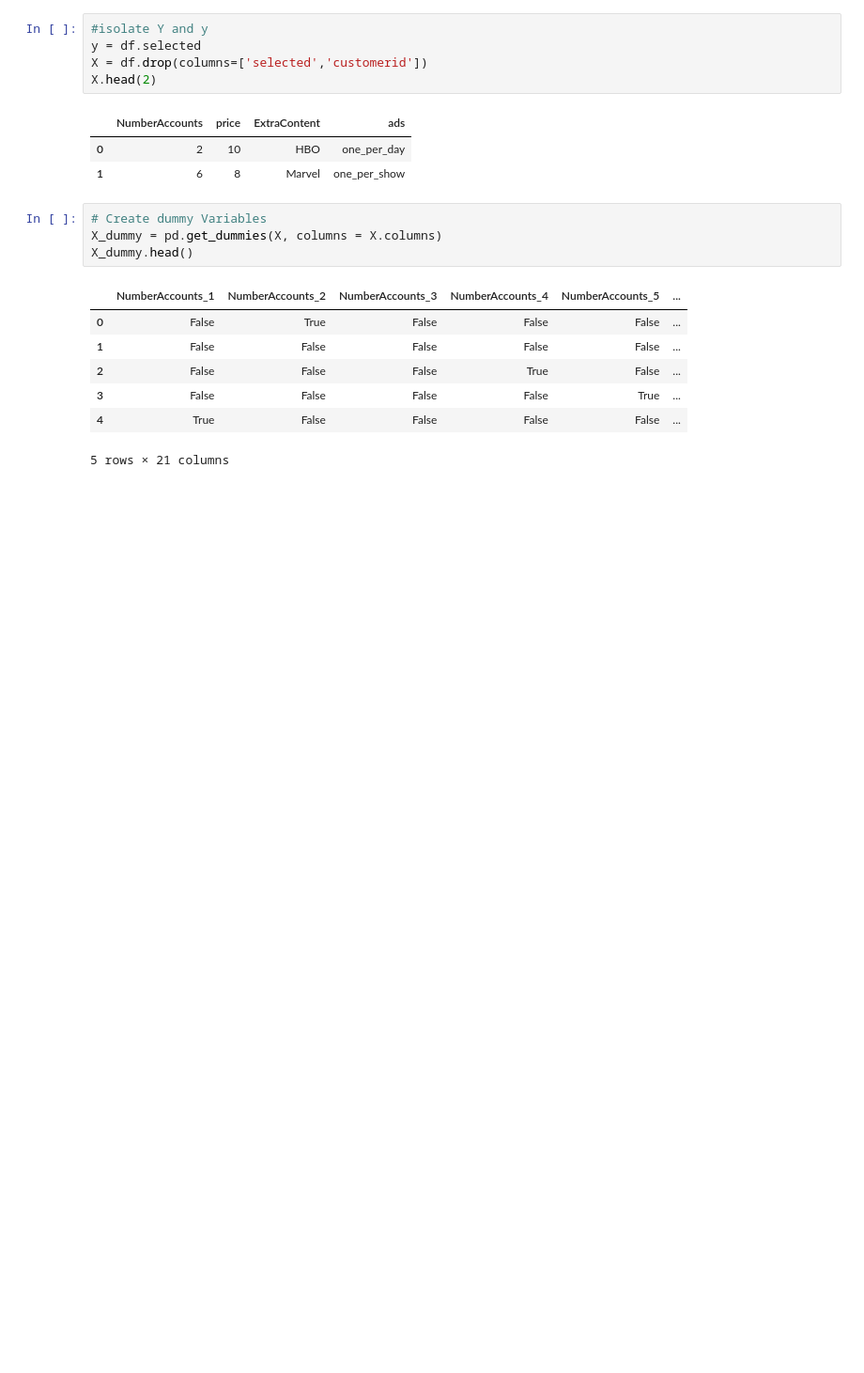
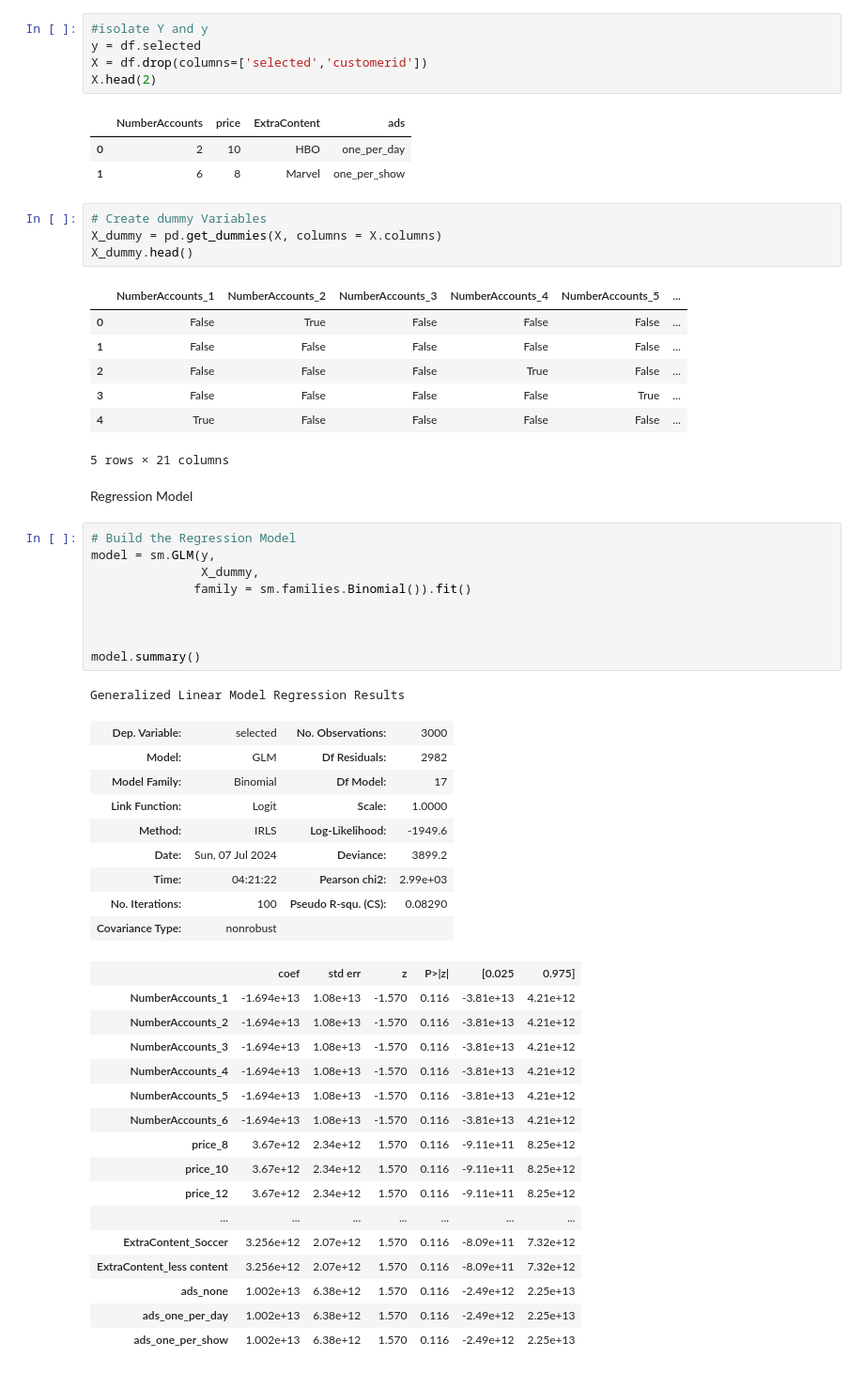
Before and after one commit to Victor-Johnson/Conjoint-Analysis, a Jupyter notebook: analysis.ipynb, the cells around one changed output. Shown at 94% size. Cells and saved outputs as stored; diff of their text form; blank space fills up the shorter version.

```diff
--- a/analysis.ipynb
+++ b/analysis.ipynb
@@ -38,3 +40,41 @@ X_dummy.head()
 | 3 | False | False | False | False | True | ... |
 | 4 | True | False | False | False | False | ... |
 5 rows × 21 columns
+# %% [markdown]
+Regression Model
+# %%
+# Build the Regression Model
+model = sm.GLM(y,
+               X_dummy,
+              family = sm.families.Binomial()).fit()
+
+
+
+model.summary()
+# %% [output]
+Generalized Linear Model Regression Results
+| Dep. Variable: | selected | No. Observations: | 3000 |
+| Model: | GLM | Df Residuals: | 2982 |
+| Model Family: | Binomial | Df Model: | 17 |
+| Link Function: | Logit | Scale: | 1.0000 |
+| Method: | IRLS | Log-Likelihood: | -1949.6 |
+| Date: | Sun, 07 Jul 2024 | Deviance: | 3899.2 |
+| Time: | 04:21:22 | Pearson chi2: | 2.99e+03 |
+| No. Iterations: | 100 | Pseudo R-squ. (CS): | 0.08290 |
+| Covariance Type: | nonrobust |  |  |
+|  | coef | std err | z | P>|z| | [0.025 | 0.975] |
+| NumberAccounts_1 | -1.694e+13 | 1.08e+13 | -1.570 | 0.116 | -3.81e+13 | 4.21e+12 |
+| NumberAccounts_2 | -1.694e+13 | 1.08e+13 | -1.570 | 0.116 | -3.81e+13 | 4.21e+12 |
+| NumberAccounts_3 | -1.694e+13 | 1.08e+13 | -1.570 | 0.116 | -3.81e+13 | 4.21e+12 |
+| NumberAccounts_4 | -1.694e+13 | 1.08e+13 | -1.570 | 0.116 | -3.81e+13 | 4.21e+12 |
+| NumberAccounts_5 | -1.694e+13 | 1.08e+13 | -1.570 | 0.116 | -3.81e+13 | 4.21e+12 |
+| NumberAccounts_6 | -1.694e+13 | 1.08e+13 | -1.570 | 0.116 | -3.81e+13 | 4.21e+12 |
+| price_8 | 3.67e+12 | 2.34e+12 | 1.570 | 0.116 | -9.11e+11 | 8.25e+12 |
+| price_10 | 3.67e+12 | 2.34e+12 | 1.570 | 0.116 | -9.11e+11 | 8.25e+12 |
+| price_12 | 3.67e+12 | 2.34e+12 | 1.570 | 0.116 | -9.11e+11 | 8.25e+12 |
+| ... | ... | ... | ... | ... | ... | ... |
+| ExtraContent_Soccer | 3.256e+12 | 2.07e+12 | 1.570 | 0.116 | -8.09e+11 | 7.32e+12 |
+| ExtraContent_less content | 3.256e+12 | 2.07e+12 | 1.570 | 0.116 | -8.09e+11 | 7.32e+12 |
+| ads_none | 1.002e+13 | 6.38e+12 | 1.570 | 0.116 | -2.49e+12 | 2.25e+13 |
+| ads_one_per_day | 1.002e+13 | 6.38e+12 | 1.570 | 0.116 | -2.49e+12 | 2.25e+13 |
+| ads_one_per_show | 1.002e+13 | 6.38e+12 | 1.570 | 0.116 | -2.49e+12 | 2.25e+13 |
```
Also changed, not shown: parts of 4 cells of this notebook.
